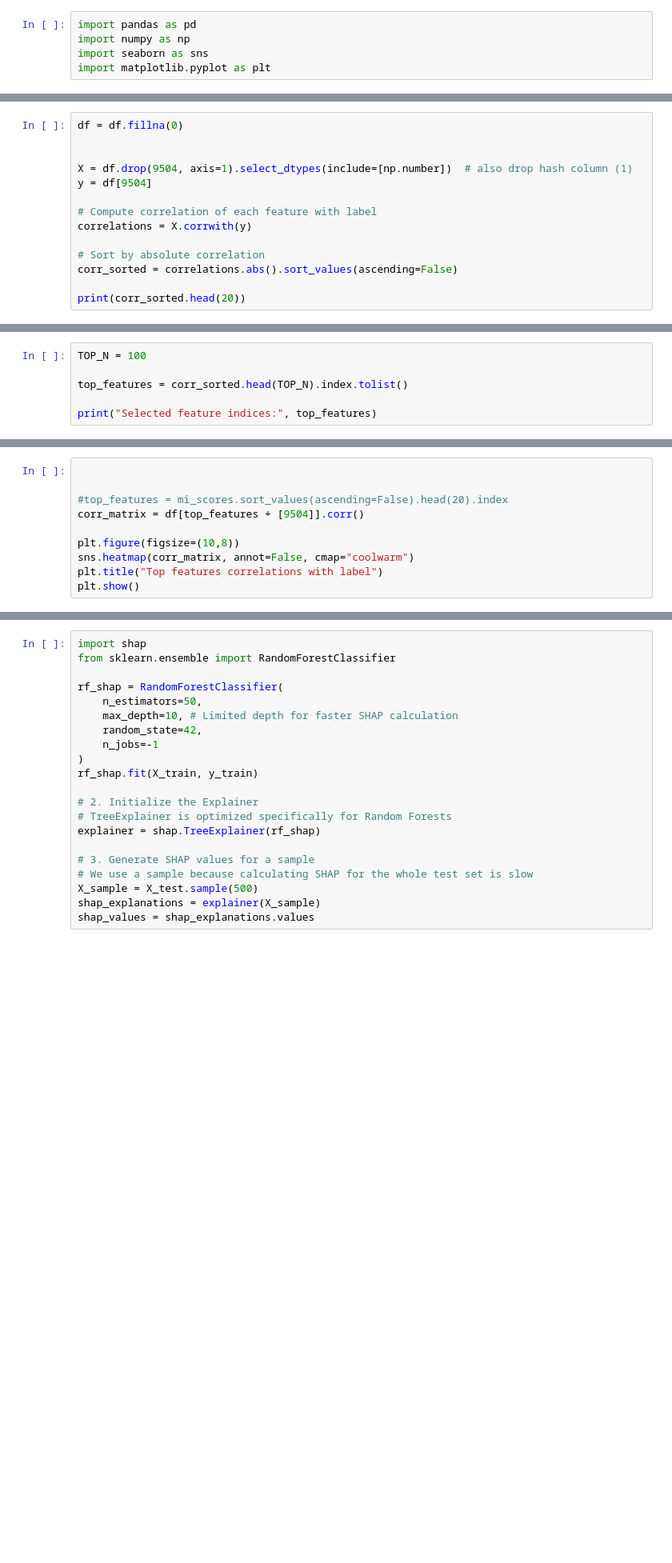
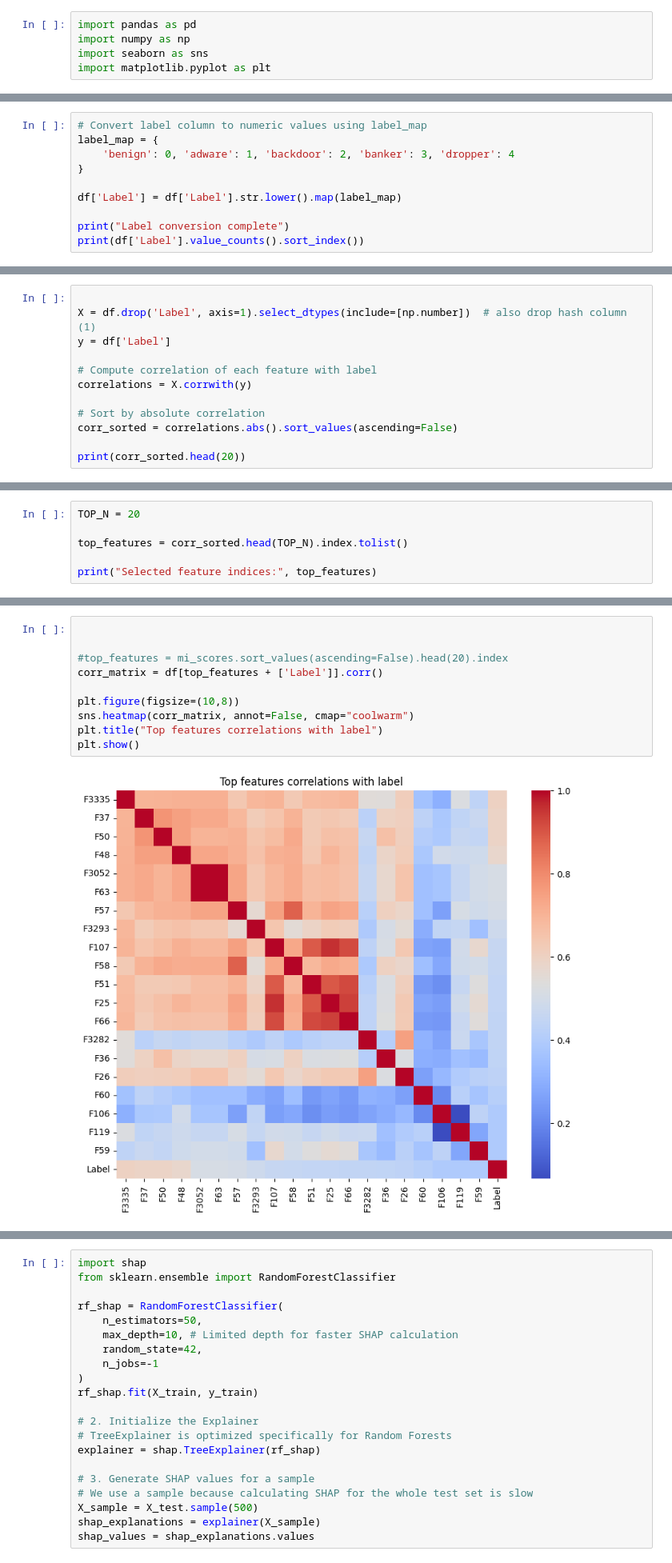
Before and after one commit to gentlsnek/MajorProject, a Jupyter notebook: mainMulticlass.ipynb, the cells around one changed output, grey strips where cells are left out. Shown at 80% size. Cells and saved outputs as stored; diff of their text form; blank space fills up the shorter version.

```diff
--- a/mainMulticlass.ipynb
+++ b/mainMulticlass.ipynb
@@ -27,0 +61,10 @@ print(df[9504].value_counts())
+# %%
+# Convert label column to numeric values using label_map
+label_map = {
+	'benign': 0, 'adware': 1, 'backdoor': 2, 'banker': 3, 'dropper': 4
+}
+
+df['Label'] = df['Label'].str.lower().map(label_map)
+
+print("Label conversion complete")
+print(df['Label'].value_counts().sort_index())
@@ -28,9 +80,7 @@ print(df[9504].value_counts())
 # %%
-df = df.fillna(0)
 
-
-X = df.drop(9504, axis=1).select_dtypes(include=[np.number])  # also drop hash column (1)
-y = df[9504]
+X = df.drop('Label', axis=1).select_dtypes(include=[np.number])  # also drop hash column (1)
+y = df['Label']
 
 # Compute correlation of each feature with label
 correlations = X.corrwith(y)
@@ -51,5 +121,5 @@ top_features = mi_scores.sort_values(ascending=False).head(50)
 # %%
-TOP_N = 100
+TOP_N = 20
 
 top_features = corr_sorted.head(TOP_N).index.tolist()
 
@@ -57,13 +129,15 @@ print("Selected feature indices:", top_features)
 # %%
 
 
 #top_features = mi_scores.sort_values(ascending=False).head(20).index
-corr_matrix = df[top_features + [9504]].corr()
+corr_matrix = df[top_features + ['Label']].corr()
 
 plt.figure(figsize=(10,8))
 sns.heatmap(corr_matrix, annot=False, cmap="coolwarm")
 plt.title("Top features correlations with label")
 plt.show()
+# %% [output]
+[figure, added]
 # %%
 from sklearn.model_selection import train_test_split
 from sklearn.ensemble import RandomForestClassifier
```
Also changed, not shown: parts of 13 cells of this notebook, 2 other files.
